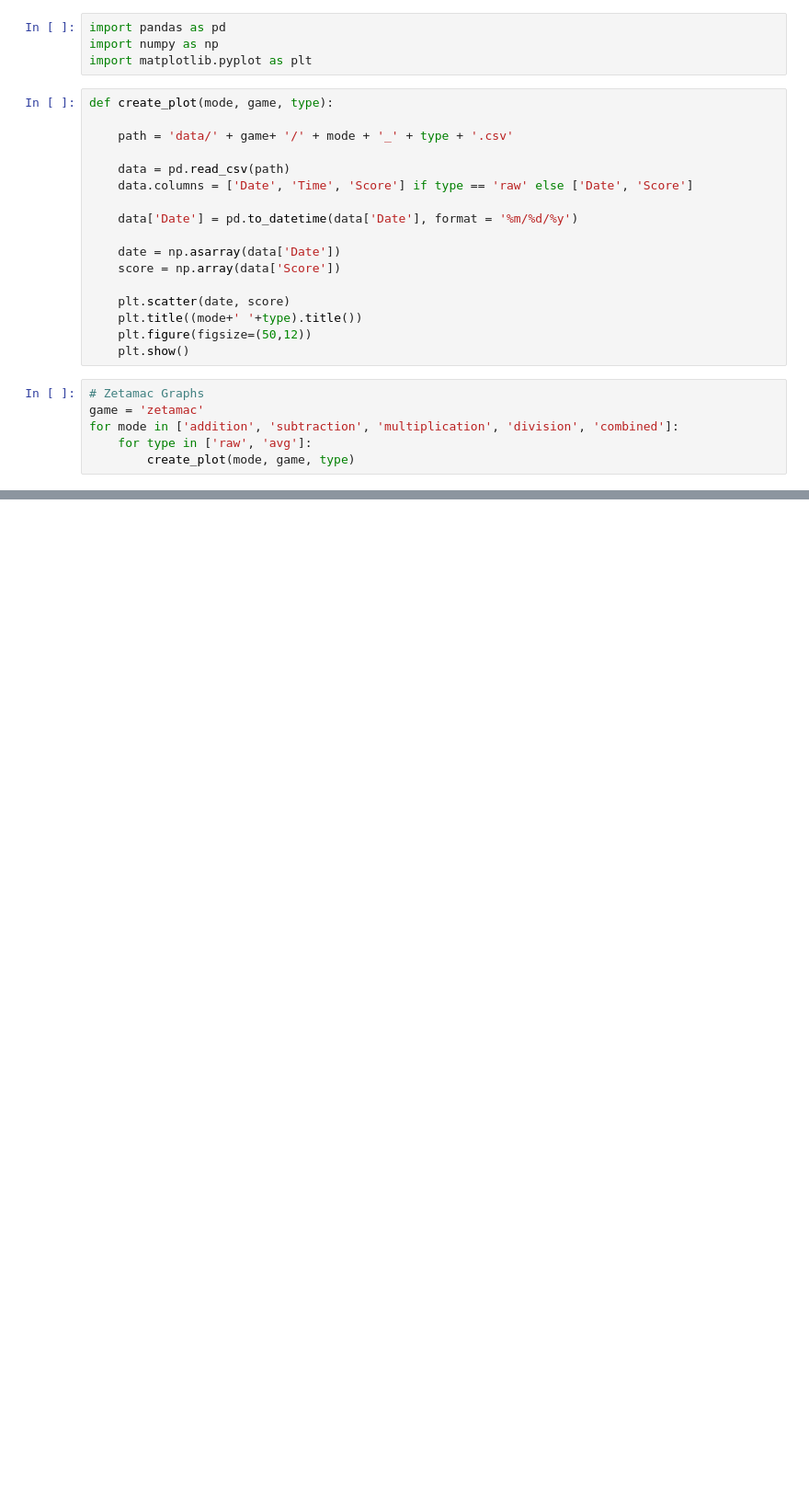
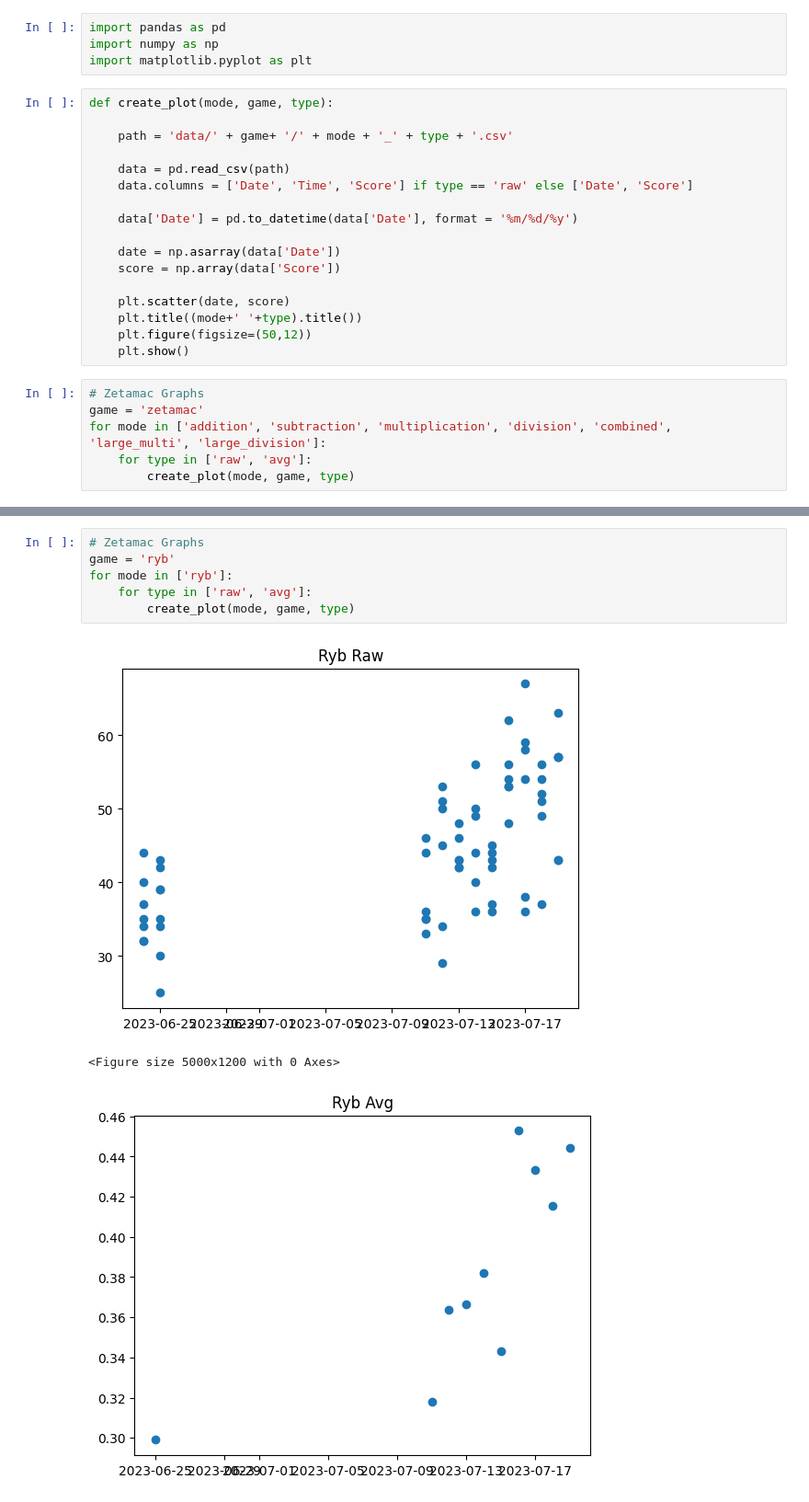
Before and after one commit to mrui0905/Score-Tracking, a Jupyter notebook: graphs.ipynb, the cells around one changed output, grey strips where cells are left out. Shown at 92% size. Cells and saved outputs as stored; diff of their text form; blank space fills up the shorter version.

```diff
--- a/graphs.ipynb
+++ b/graphs.ipynb
@@ -22,7 +22,7 @@ def create_plot(mode, game, type):
 # %%
 # Zetamac Graphs
 game = 'zetamac'
-for mode in ['addition', 'subtraction', 'multiplication', 'division', 'combined']:
+for mode in ['addition', 'subtraction', 'multiplication', 'division', 'combined', 'large_multi', 'large_division']:
     for type in ['raw', 'avg']:
         create_plot(mode, game, type)
 # %% [output]
@@ -41,0 +42,10 @@ for mode in ['addition', 'subtraction', 'multiplication', 'division', 'combined'
+# %%
+# Zetamac Graphs
+game = 'ryb'
+for mode in ['ryb']:
+    for type in ['raw', 'avg']:
+        create_plot(mode, game, type)
+# %% [output]
+[figure, added]
+<Figure size 5000x1200 with 0 Axes>
+[figure, added]
```
Also changed, not shown: parts of 2 cells of this notebook, 1 other file.
